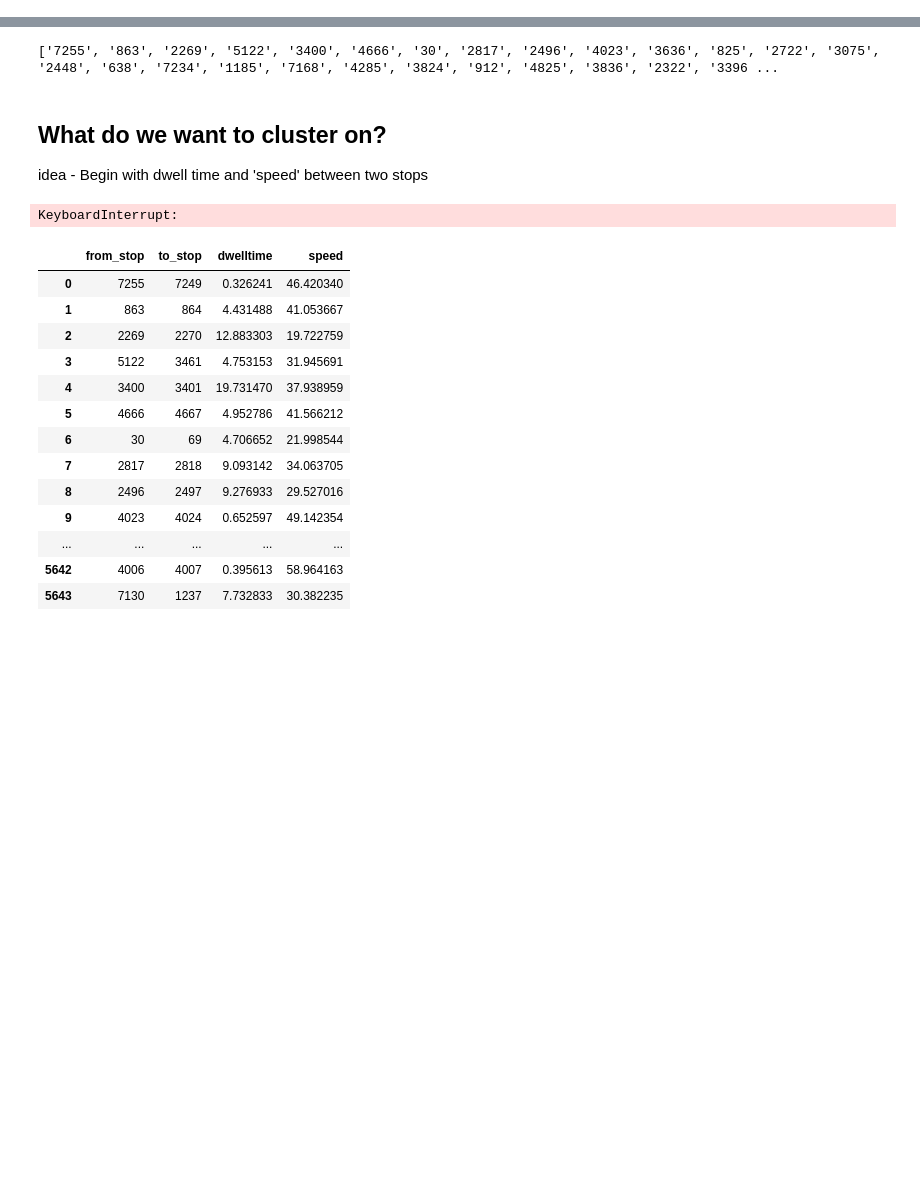
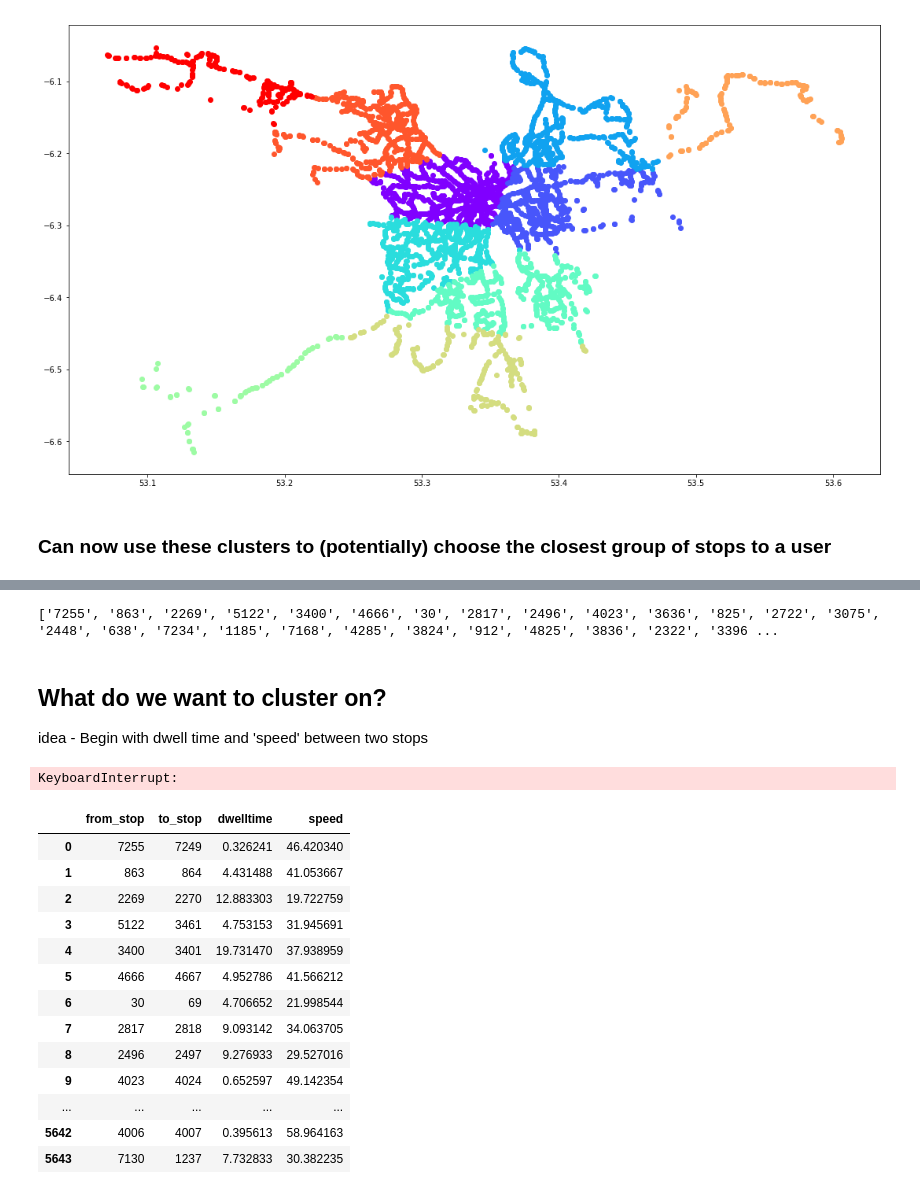
Before and after one commit to Manjunathsk92/dublinbikesanalysis, a Jupyter notebook: notebooks/Clustering?.ipynb, the cells around one changed output, grey strips where cells are left out. Drawn from its saved outputs; the diff is of its cells as text; code cells hidden in the pictures; blank space fills up the shorter version.

```diff
--- a/notebooks/Clustering?.ipynb
+++ b/notebooks/Clustering?.ipynb
@@ -3,0 +54,10 @@ stop_dirs = os.listdir('/home/student/data/stops')
+# %%
+fig = plt.gcf()
+fig.set_size_inches(18.5, 10.5)
+for y, c in zip(labels, colors):
+    plt.scatter(df[df['labels']==y]['lat'], df[df['labels']==y]['lon'], color=c)
+plt.show()
+# %% [output]
+[figure, added]
+# %% [markdown]
+### Can now use these clusters to (potentially) choose the closest group of stops to a user
```
Also changed, not shown: parts of 19 cells of this notebook, 9 other files.
